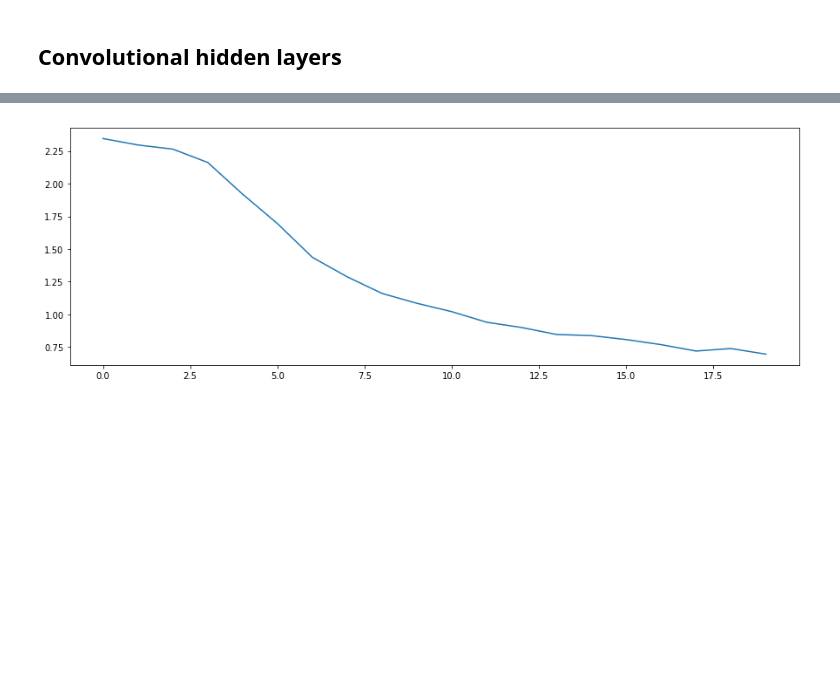
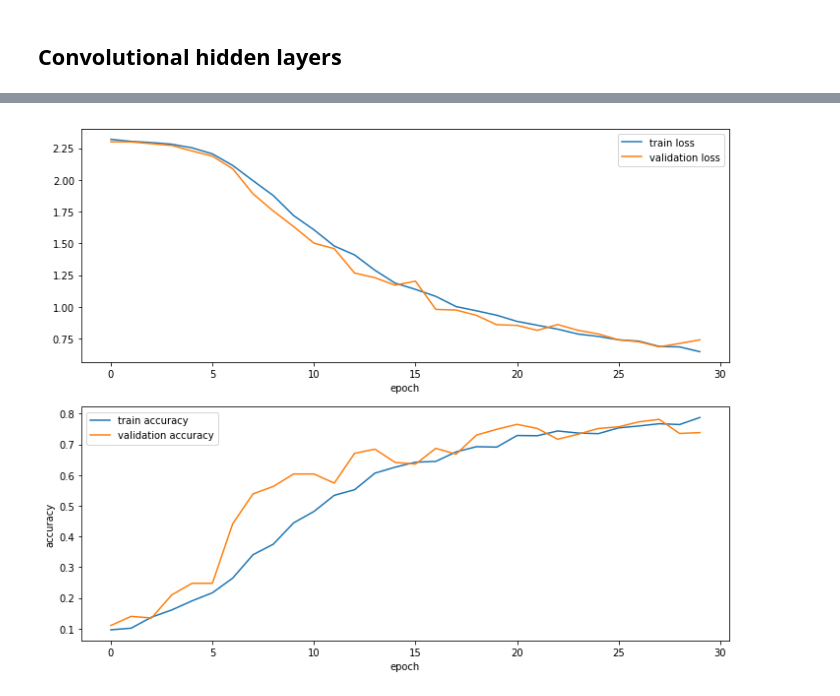
Before and after one commit to szylec/Kaggle, a Jupyter notebook: sign_language_digits/analytics.ipynb, the cells around one changed output, grey strips where cells are left out. Saved outputs shown, nothing was run; the diff lists cells and outputs as text; code cells hidden in the pictures; blank space fills up the shorter version.

```diff
--- a/sign_language_digits/analytics.ipynb
+++ b/sign_language_digits/analytics.ipynb
@@ -276,34 +278,36 @@ Wall time: 2min
 ## Convolutional hidden layers
 # %%
 %%time
-EPOCHS = 20
+EPOCHS = 30
 LEARNING_RATE = 0.001
-BATCH_SIZE = 128
-DROPOUT = 0.5
+BATCH_SIZE = 200
+DROPOUT = 0.3
 
 def data_preparation(x_raw, y_raw):
-    X = x_raw.reshape([x_raw.shape[0], IMAGE_SIZE, IMAGE_SIZE, 1])
-    y = y_raw.copy()
-    return train_test_split(X, y, test_size=0.10, random_state=42)
-
+    return train_test_split(x_raw, y_raw, test_size=0.1, random_state=42)
 X_train, X_eval, y_train, y_eval = data_preparation(X_raw, Y_raw)
 
-def prepare_model():
+# Model preparation.
+def prepare_model(show_summary=True):
     model = keras.Sequential()
 
+    model.add(keras.layers.InputLayer(input_shape=(IMAGE_SIZE, IMAGE_SIZE,)))
+    model.add(keras.layers.Reshape((IMAGE_SIZE, IMAGE_SIZE, 1)))
+
     model.add(keras.layers.Conv2D(
-        filters=64, kernel_size=2, padding='same', activation='relu', input_shape=(IMAGE_SIZE, IMAGE_SIZE, 1)))
+        filters=10, kernel_size=5, padding='same', activation='relu'))
     model.add(keras.layers.MaxPooling2D(pool_size=2))
     model.add(keras.layers.Dropout(DROPOUT))
 
     model.add(keras.layers.Conv2D(
-        filters=32, kernel_size=2, padding='same', activation='relu'))
+        filters=5, kernel_size=5, padding='same', activation='relu'))
     model.add(keras.layers.MaxPooling2D(pool_size=2))
     model.add(keras.layers.Dropout(DROPOUT))
 
     model.add(keras.layers.Flatten())
     model.add(keras.layers.Dense(10, activation='sigmoid'))
-    model.summary()
+    if show_summary:
+        model.summary()
 
     model.compile(
         loss='categorical_crossentropy',
@@ -313,21 +317,57 @@ def prepare_model():
 
 model = prepare_model()
 
+# Callbacks.
+class epoch_number(tf.keras.callbacks.Callback):
+    def on_epoch_end(self, epoch, logs=None):
+        to_print = 'Epoch: {}/{}'.format(epoch + 1, EPOCHS)
+        sys.stdout.write('\r' + to_print)
+
+log_dir = '/tmp/tensorboard/kaggle/sign_language_digits/model/epochs:{}_lr:{}_other:{}'.format(
+        EPOCHS,
+        LEARNING_RATE,
+        '2conv')
+cb_tensorboard = keras.callbacks.TensorBoard(log_dir=log_dir)
+
+# TODO: Clear logs if any.
+
+# Training.
 def train(model, X_train, y_train):
     history = model.fit(
         X_train,
         y_train,
+        validation_split=0.2,
         epochs=EPOCHS,
         shuffle=True,
         batch_size=BATCH_SIZE,
-        verbose=1)
+        verbose=0,
+        callbacks=[
+            cb_tensorboard,
+            epoch_number()
+        ])
     return model, history
 
+# Evaluation.
 def evaluate(model, history, X_eval, y_eval):
     score = model.evaluate(X_eval, y_eval, verbose=0)
-    plt.figure(figsize=(15,5))
-    plt.plot(history.history['loss'])
-    print('\nAccuracy: {}\n'.format(score[1]))
+
+    plt.figure(figsize=(10, 8))
+    plt.subplot(211)
+    plt.plot(history.epoch, history.history['loss'])
+    plt.plot(history.epoch, history.history['val_loss'])
+    plt.legend(['train loss', 'validation loss'])
+    plt.xlabel('epoch')
+
+    plt.subplot(212)
+    plt.ylabel('loss')
+    plt.plot(history.epoch, history.history['acc'])
+    plt.plot(history.epoch, history.history['val_acc'])
+    plt.legend(['train accuracy', 'validation accuracy'])
+    plt.xlabel('epoch')
+    plt.ylabel('accuracy')
+
+    plt.tight_layout()
+    print('\nEvaluation (test) accuracy: {:.1%}\n'.format(score[1]))
 
 model, history = train(model, X_train, y_train)
 evaluate(model, history, X_eval, y_eval)
@@ -352 +392 @@ Wall time: 2min 58s
-[figure, old version]
+[figure, new version]
```
Also changed, not shown: parts of 6 cells of this notebook.
